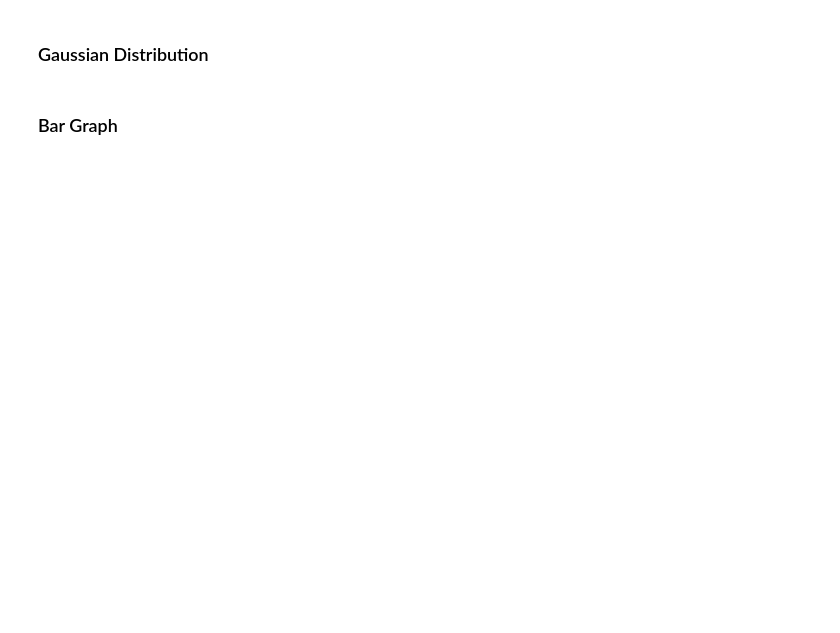
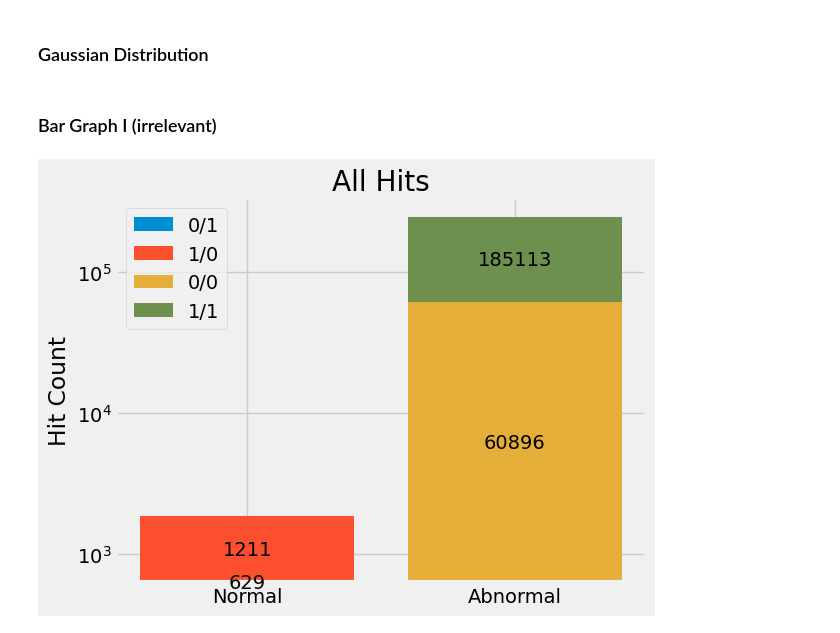
Before and after one commit to myosanssi/DESY-data-analysis, a Jupyter notebook: error_detection.ipynb, the cells around one changed output. Cells and saved outputs as stored; diff of their text form; code cells hidden in the pictures; blank space fills up the shorter version.

```diff
--- a/error_detection.ipynb
+++ b/error_detection.ipynb
@@ -138,56 +390,12 @@ fig.show()
 # %%
 ## SEE EVAN'S CODE ##
 # %% [markdown]
-### Bar Graph
+### Bar Graph I (irrelevant)
 # %%
-hm_df = td_df.select([f"chunk_{i}" for i in range(12)])
+hm_df = chunk_df.select([f"chunk_{i}" for i in range(12)])
 #print(hm_df)
 
-#zero = []
-#for col in hm_df:
-#    for row in col:
-#        if row == 0:
-#            zero.append(col)
-#        else:
-#            continue
-#
-#zero_value = len(zero)
-##
-#one = []
-#for col in hm_df:
-#    for row in col:
-#        if row == 1:
-#            one.append(col)
-#        else:
-#            continue
-#
-#one_value = len(one)
-##
-#two = []
-#for col in hm_df:
-#    for row in col:
-#        if row == 2:
-#            one.append(col)
-#        else:
-#            continue
-#
-#two_value = len(two)
-##
-#three = []
-#for col in hm_df:
-#    for row in col:
-#        if row == 3:
-#            one.append(col)
-#        else:
-#            continue
-#
-#three_value = len(three)
-
-
 value_counts = hm_df.unpivot().get_column("value").value_counts().to_numpy()
-
-#value_counts = value_counts.to_numpy()
-#print(array)
 
 t0x, t0y = np.where(value_counts==0)
 t1x, t1y = np.where(value_counts==1)
@@ -230,31 +438,33 @@ for group in groups:
 
         top    = hit_events[groups[group][idx]]
         bottom = hit_events[groups[group][idx-1]]
         height = top+bottom
         #print(f'good to here', group, height, bottom, groups[group][idx], top)
         this_bar = ax.bar(x=group, height=height, bottom=bottom, label=groups[group][idx])
         ax.bar_label(this_bar, label_type='center')
 
 #for teaching purposes (pls ignore)
 """ for group in groups:
     for idx, subtype in enumerate(groups[group]):
         if idx==0:
             continue
 
         box2 = groups[group]
 
         current_value = box2[idx]
         previous_value = box2[idx-1]
 
         top    = hit_events[current_value]
         bottom = hit_events[previous_value]
         this_bar = ax.bar(x=group, height=top-bottom, bottom=bottom, label=current_value)
         ax.bar_label(this_bar, label_type='center') """
 
 ax.legend()
 
 ax.set_title("All Hits")
 ax.set_ylabel("Hit Count")
-
+plt.gca().set_yscale("log")
 plt.tight_layout()
 plt.show()
+# %% [output]
+[figure, added]
```
Also changed, not shown: parts of 22 cells of this notebook.
